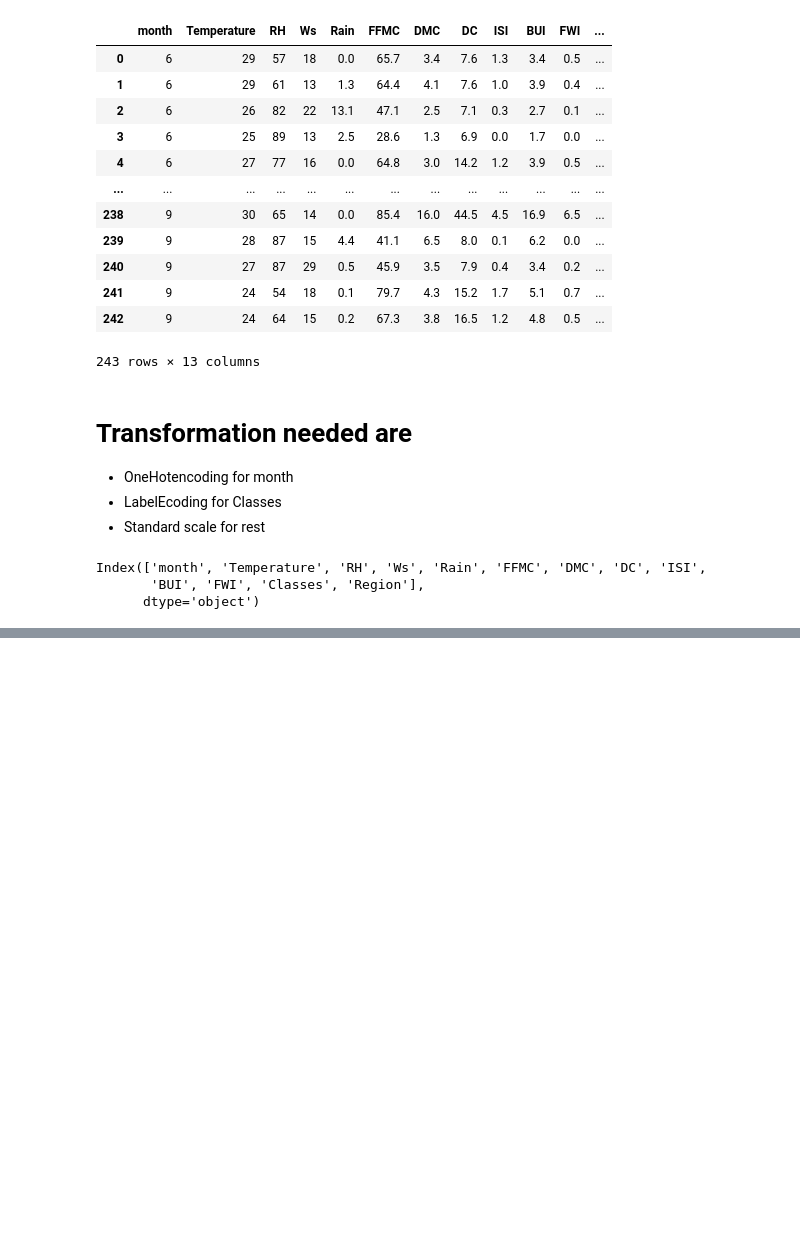
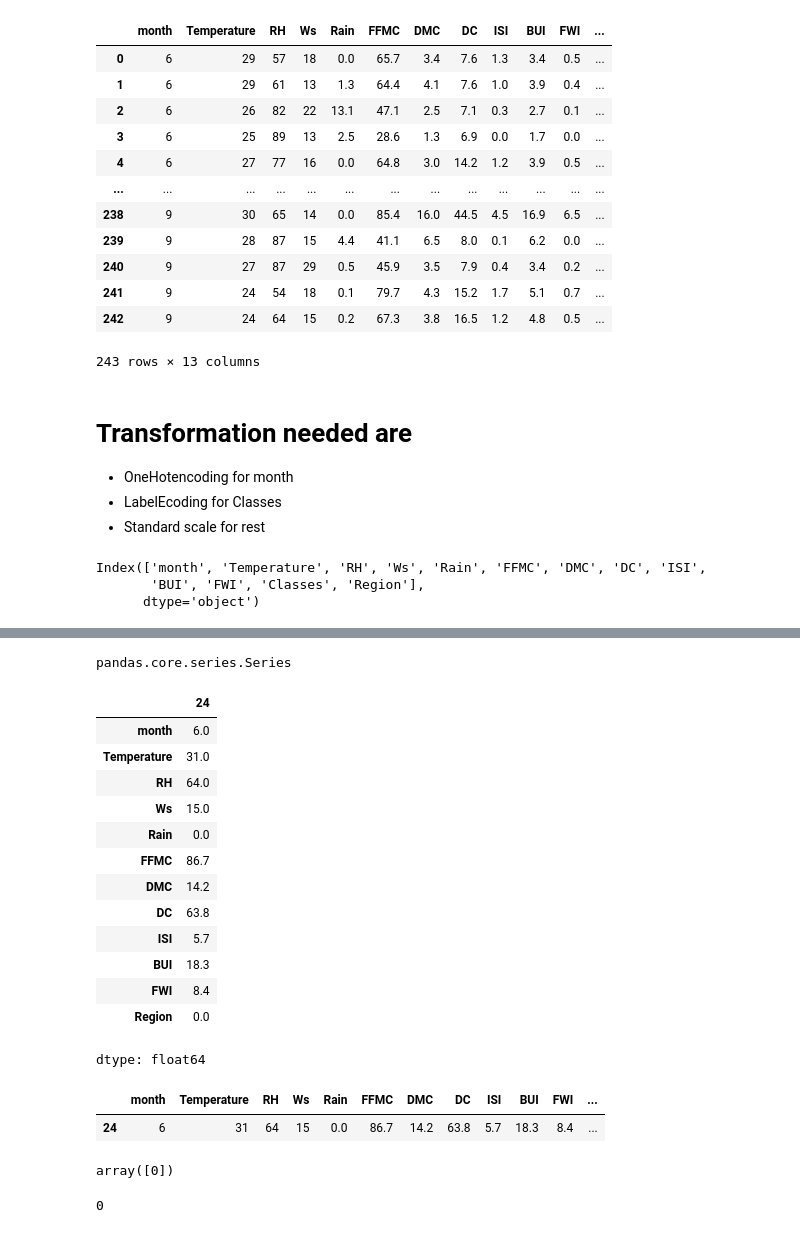
Before and after one commit to GOLISHYAMP/Colab_Notebooks, a Jupyter notebook: Pipeline.ipynb, the cells around one changed output, grey strips where cells are left out. Saved outputs shown, nothing was run; the diff lists cells and outputs as text; code cells hidden in the pictures; blank space fills up the shorter version.

```diff
--- a/Pipeline.ipynb
+++ b/Pipeline.ipynb
@@ -131,0 +129,3 @@ model_pipeline = CustomModelPipeline(categorical_OHE_features, numerical_SS_feat
+# %%
+le = LabelEncoder()
+y = le.fit_transform(df['Classes'])
@@ -132,3 +138,5 @@ model_pipeline = CustomModelPipeline(categorical_OHE_features, numerical_SS_feat
+# %%
+X = df.drop('Classes',axis = 1)
 # %%
 # Splitting data into train and test sets
 X_train, X_test, y_train, y_test = train_test_split(X, y, test_size=0.2, random_state=42)
@@ -138,0 +151,34 @@ print("Test accuracy:", model_pipeline.score(X_test, y_test))
+# %%
+type(X_test.iloc[0])
+# %% [output]
+pandas.core.series.Series
+# %%
+X_test.iloc[0]
+# %% [output]
+|  | 24 |
+| month | 6.0 |
+| Temperature | 31.0 |
+| RH | 64.0 |
+| Ws | 15.0 |
+| Rain | 0.0 |
+| FFMC | 86.7 |
+| DMC | 14.2 |
+| DC | 63.8 |
+| ISI | 5.7 |
+| BUI | 18.3 |
+| FWI | 8.4 |
+| Region | 0.0 |
+dtype: float64
+# %%
+X_test.iloc[[0]]
+# %% [output]
+|  | month | Temperature | RH | Ws | Rain | FFMC | DMC | DC | ISI | BUI | FWI | ... |
+| 24 | 6 | 31 | 64 | 15 | 0.0 | 86.7 | 14.2 | 63.8 | 5.7 | 18.3 | 8.4 | ... |
+# %%
+model_pipeline.predict(X_test.iloc[[0]])
+# %% [output]
+array([0])
+# %%
+y_test[0]
+# %% [output]
+0
```
Also changed, not shown: parts of 9 cells of this notebook.
